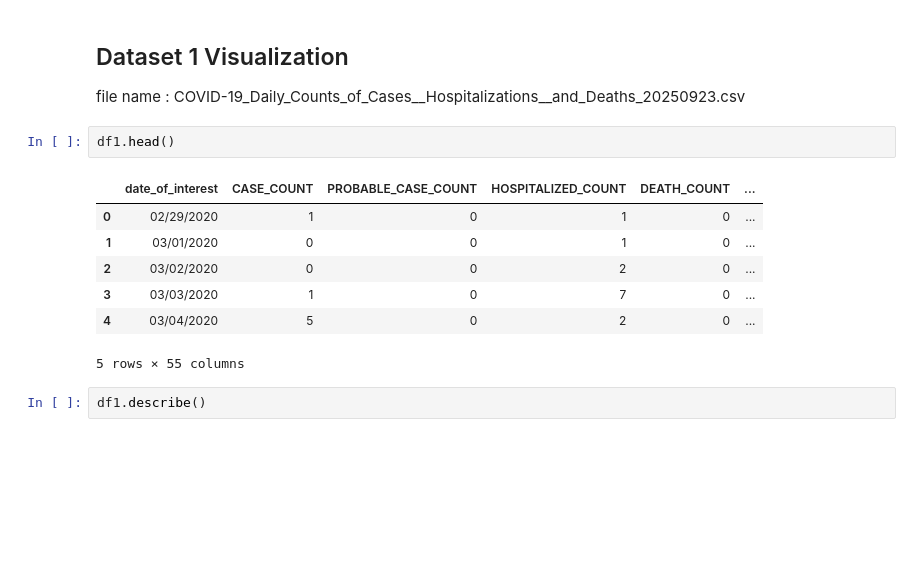
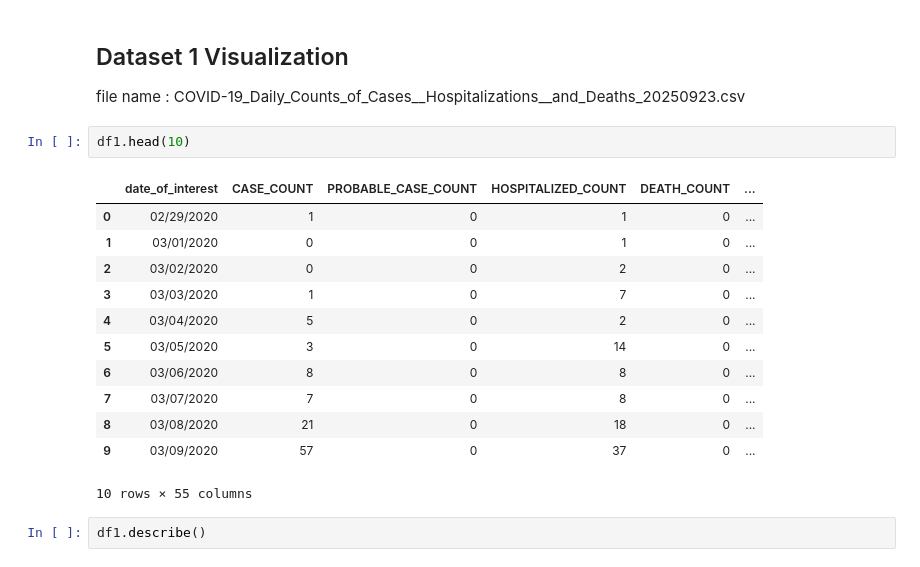
Before and after one commit to OnkarSama/SI-Graphs, a Jupyter notebook: SIRVisualization.ipynb, the cells around one changed output. Cells and saved outputs as stored; diff of their text form; blank space fills up the shorter version.

```diff
--- a/SIRVisualization.ipynb
+++ b/SIRVisualization.ipynb
@@ -10,15 +14,20 @@ df2 = pd.read_csv("datasets/New_York_State_Statewide_COVID-19_Testing_20250923.c
 ## Dataset 1 Visualization
 file name : COVID-19_Daily_Counts_of_Cases__Hospitalizations__and_Deaths_20250923.csv
 # %%
-df1.head()
+df1.head(10)
 # %% [output]
 |  | date_of_interest | CASE_COUNT | PROBABLE_CASE_COUNT | HOSPITALIZED_COUNT | DEATH_COUNT | ... |
 | 0 | 02/29/2020 | 1 | 0 | 1 | 0 | ... |
 | 1 | 03/01/2020 | 0 | 0 | 1 | 0 | ... |
 | 2 | 03/02/2020 | 0 | 0 | 2 | 0 | ... |
 | 3 | 03/03/2020 | 1 | 0 | 7 | 0 | ... |
 | 4 | 03/04/2020 | 5 | 0 | 2 | 0 | ... |
+| 5 | 03/05/2020 | 3 | 0 | 14 | 0 | ... |
+| 6 | 03/06/2020 | 8 | 0 | 8 | 0 | ... |
+| 7 | 03/07/2020 | 7 | 0 | 8 | 0 | ... |
+| 8 | 03/08/2020 | 21 | 0 | 18 | 0 | ... |
+| 9 | 03/09/2020 | 57 | 0 | 37 | 0 | ... |
-5 rows × 55 columns
+10 rows × 55 columns
 # %%
 df1.describe()
 # %% [output]
```
Also changed, not shown: parts of 16 cells of this notebook.
